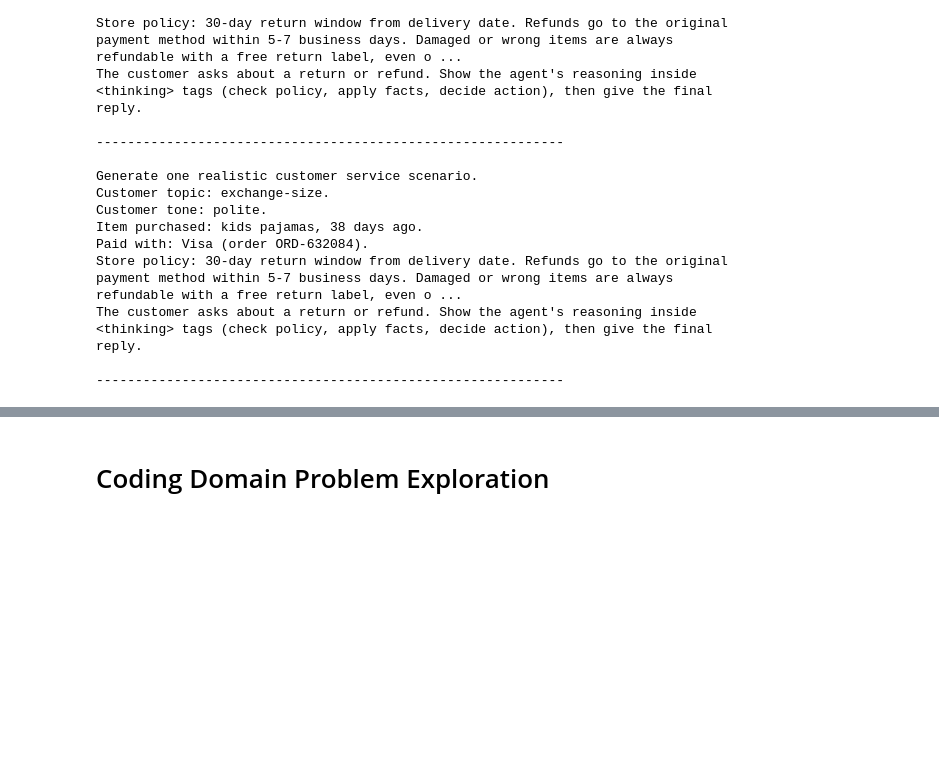
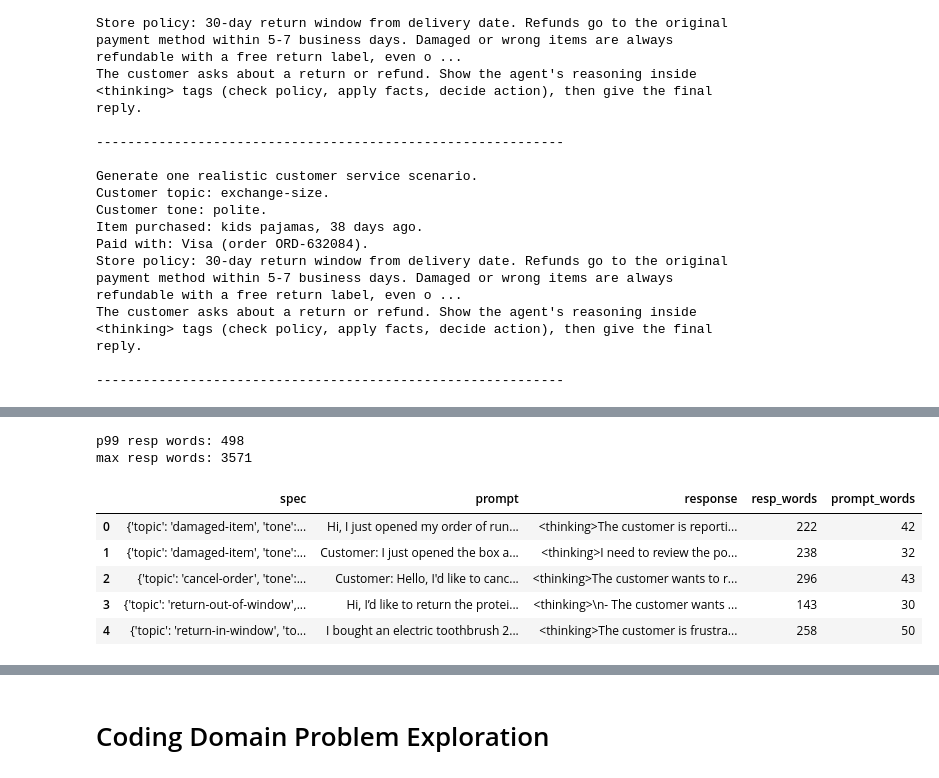
Before and after one commit to unmeshmali25/deepmlhub, a Jupyter notebook: projects/llm-retard-lab/courses/deeplearning_posttraining/notebooks/data_collection.ipynb, the cells around one changed output, grey strips where cells are left out. Saved outputs shown, nothing was run; the diff lists cells and outputs as text; code cells hidden in the pictures; blank space fills up the shorter version.

```diff
--- a/projects/llm-retard-lab/courses/deeplearning_posttraining/notebooks/data_collection.ipynb
+++ b/projects/llm-retard-lab/courses/deeplearning_posttraining/notebooks/data_collection.ipynb
@@ -444,0 +460,13 @@ Resuming: 0 done, 500 to go
+# %%
+if invalid:
+    print(invalid[:5])
+
+# load records
+rows = [json.loads(l) for l in open(OUT_PATH)]
+
+# Deduping
+seen = {}
+for r in rows:
+    seen.setdefault(r["prompt"].strip().lower(), r)
+dupes = len(rows) - len(seen)
+print(f"Rows: {len(rows)} | Exact dupes: {dupes}")
@@ -444,0 +493,8 @@ Resuming: 0 done, 500 to go
+# %%
+# Response lenght stats
+
+df = pd.DataFrame(rows)
+df["resp_words"] = df["response"].str.split().str.len()
+df["prompt_words"] = df["prompt"].str.split().str.len()
+
+print(df["resp_words"].describe())
@@ -444,0 +511,15 @@ Resuming: 0 done, 500 to go
+# %%
+print(f"p99 resp words: {df['resp_words'].quantile(0.99):.0f}")
+print(f"max resp words: {df['resp_words'].max()}")
+# %% [output]
+p99 resp words: 498
+max resp words: 3571
+# %%
+df.head()
+# %% [output]
+|  | spec | prompt | response | resp_words | prompt_words |
+| 0 | {'topic': 'damaged-item', 'tone':... | Hi, I just opened my order of run... | <thinking>The customer is reporti... | 222 | 42 |
+| 1 | {'topic': 'damaged-item', 'tone':... | Customer: I just opened the box a... | <thinking>I need to review the po... | 238 | 32 |
+| 2 | {'topic': 'cancel-order', 'tone':... | Customer: Hello, I'd like to canc... | <thinking>The customer wants to r... | 296 | 43 |
+| 3 | {'topic': 'return-out-of-window',... | Hi, I’d like to return the protei... | <thinking>\n- The customer wants ... | 143 | 30 |
+| 4 | {'topic': 'return-in-window', 'to... | I bought an electric toothbrush 2... | <thinking>The customer is frustra... | 258 | 50 |
```
Also changed, not shown: parts of 18 cells of this notebook.
